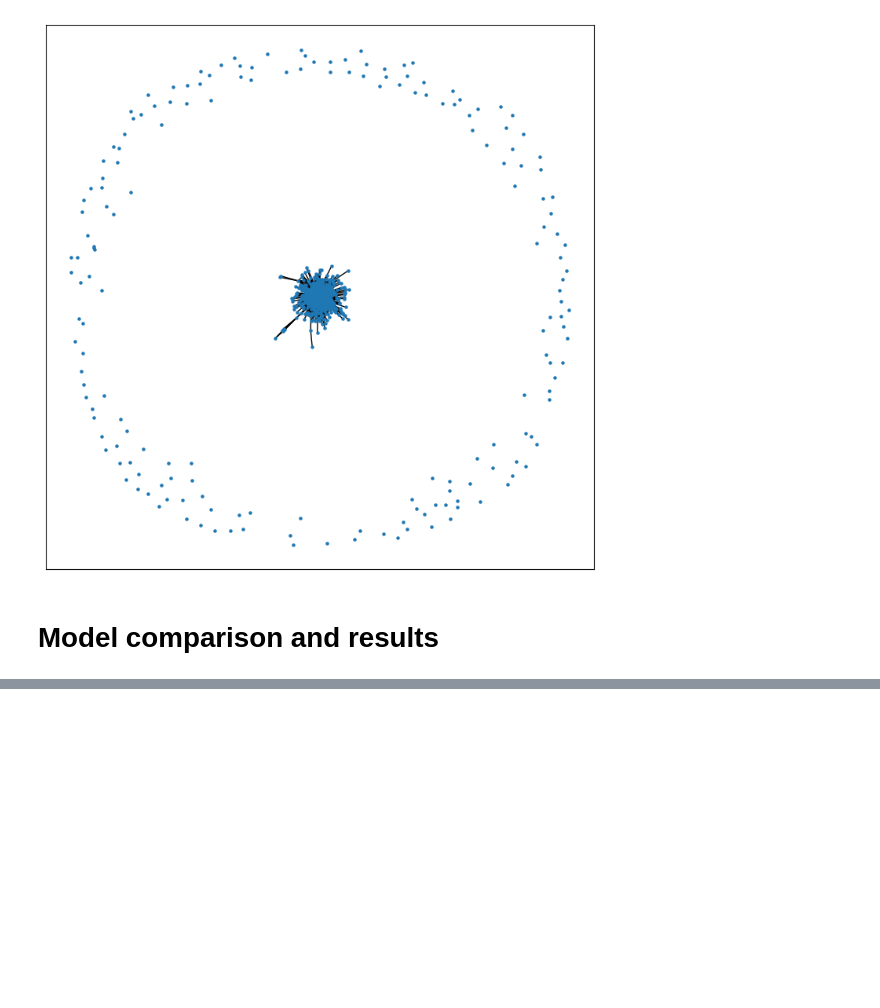
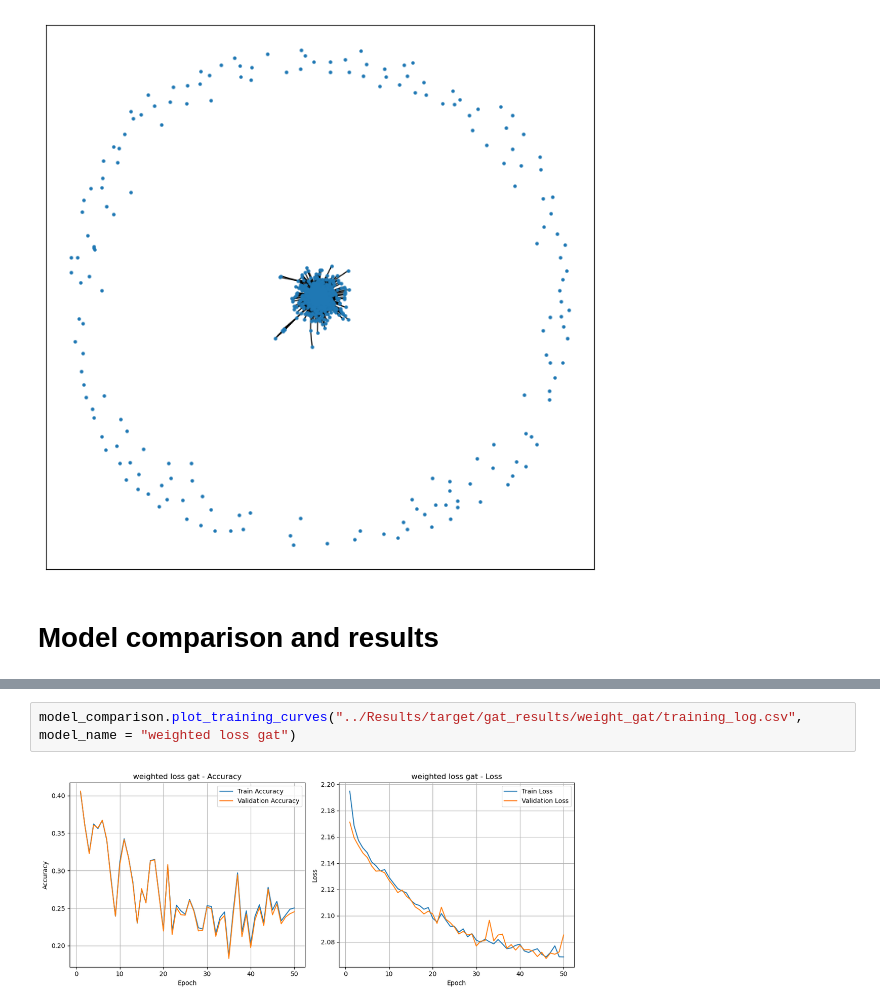
Before and after one commit to tommasoravasio/scRNAseq-GNN-multiclass-tp53, a Jupyter notebook: notebooks/main_experiment.ipynb, the cells around one changed output, grey strips where cells are left out. Cells and saved outputs as stored; diff of their text form; blank space fills up the shorter version.

```diff
--- a/notebooks/main_experiment.ipynb
+++ b/notebooks/main_experiment.ipynb
@@ -593,0 +612,4 @@ Is undirected: True
+# %%
+model_comparison.plot_training_curves("../Results/target/gat_results/weight_gat/training_log.csv", model_name = "weighted loss gat")
+# %% [output]
+[figure, added]
```
Also changed, not shown: parts of 6 cells of this notebook, 22 other files.
